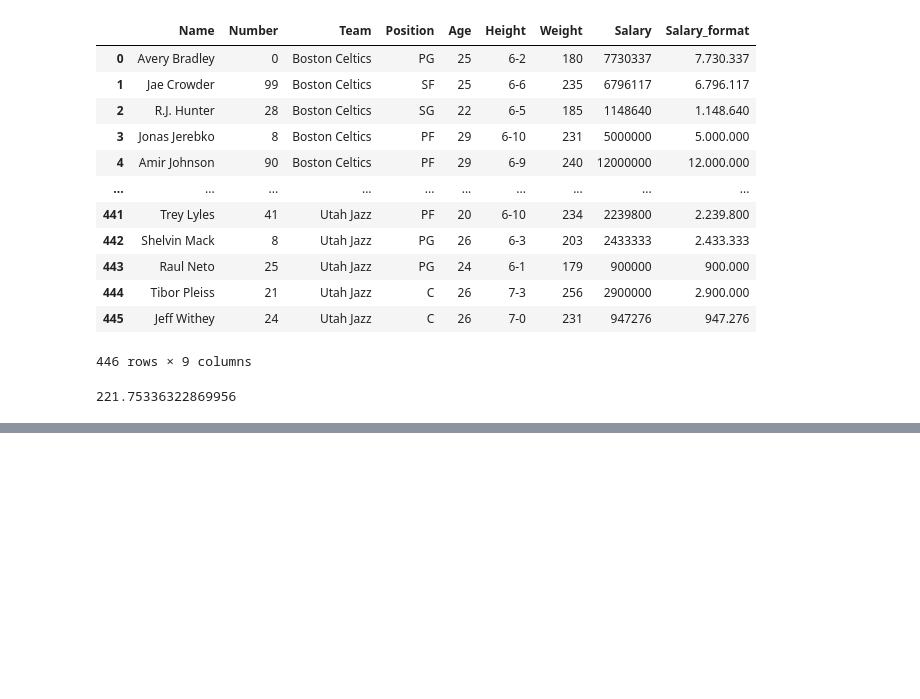
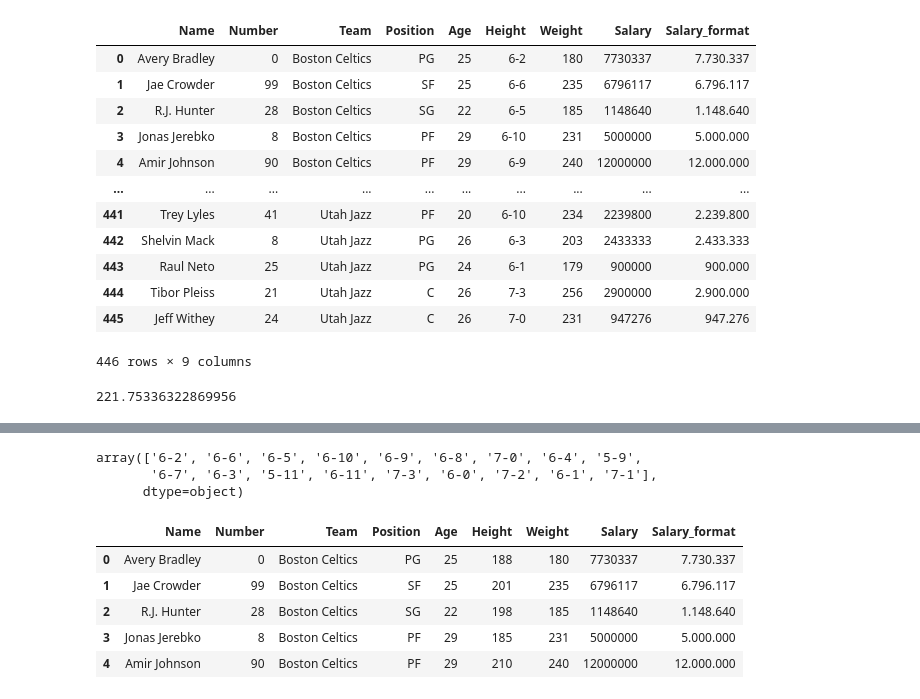
Before and after one commit to Rommelsito/Muscle-analysis, a Jupyter notebook: clean_nba.ipynb, the cells around one changed output, grey strips where cells are left out. Drawn from its saved outputs; the diff is of its cells as text; code cells hidden in the pictures; blank space fills up the shorter version.

```diff
--- a/clean_nba.ipynb
+++ b/clean_nba.ipynb
@@ -204,0 +228,3 @@ df_5.groupby('Team')['Weight'].describe()
+# %%
+df_7 = df_6.copy()
+df_7.head()
@@ -204,0 +238,38 @@ df_5.groupby('Team')['Weight'].describe()
+# %%
+df_7['Height'].unique()
+# %% [output]
+array(['6-2', '6-6', '6-5', '6-10', '6-9', '6-8', '7-0', '6-4', '5-9',
+       '6-7', '6-3', '5-11', '6-11', '7-3', '6-0', '7-2', '6-1', '7-1'],
+      dtype=object)
+# %%
+df_height = df_7.copy()
+# %%
+#Replacing data in height
+df_height['Height'] = df_height['Height'].replace('6-2',188)
+df_height['Height'] = df_height['Height'].replace('6-6',201)
+df_height['Height'] = df_height['Height'].replace('6-5',198)
+df_height['Height'] = df_height['Height'].replace('6-10',185)
+df_height['Height'] = df_height['Height'].replace('6-9',210)
+df_height['Height'] = df_height['Height'].replace('6-8',207)
+df_height['Height'] = df_height['Height'].replace('7-0',213)
+df_height['Height'] = df_height['Height'].replace('6-4',195)
+df_height['Height'] = df_height['Height'].replace('5-9',179)
+df_height['Height'] = df_height['Height'].replace('6-7',204)
+df_height['Height'] = df_height['Height'].replace('6-3',192)
+df_height['Height'] = df_height['Height'].replace('5-11',180)
+df_height['Height'] = df_height['Height'].replace('6-11',186)
+df_height['Height'] = df_height['Height'].replace('7-3',222)
+df_height['Height'] = df_height['Height'].replace('6-0',182)
+df_height['Height'] = df_height['Height'].replace('7-2',219)
+df_height['Height'] = df_height['Height'].replace('6-1',185)
+df_height['Height'] = df_height['Height'].replace('7-1',216)
+# %%
+#Showing the df with nw changes insde the column Height
+df_height.head()
+# %% [output]
+|  | Name | Number | Team | Position | Age | Height | Weight | Salary | Salary_format |
+| 0 | Avery Bradley | 0 | Boston Celtics | PG | 25 | 188 | 180 | 7730337 | 7.730.337 |
+| 1 | Jae Crowder | 99 | Boston Celtics | SF | 25 | 201 | 235 | 6796117 | 6.796.117 |
+| 2 | R.J. Hunter | 28 | Boston Celtics | SG | 22 | 198 | 185 | 1148640 | 1.148.640 |
+| 3 | Jonas Jerebko | 8 | Boston Celtics | PF | 29 | 185 | 231 | 5000000 | 5.000.000 |
+| 4 | Amir Johnson | 90 | Boston Celtics | PF | 29 | 210 | 240 | 12000000 | 12.000.000 |
```
Also changed, not shown: parts of 13 cells of this notebook, 1 other file.
